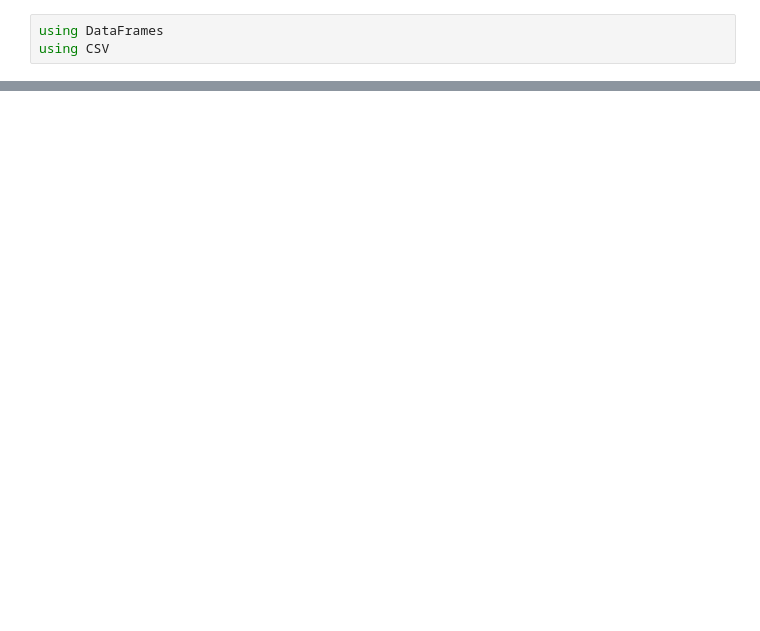
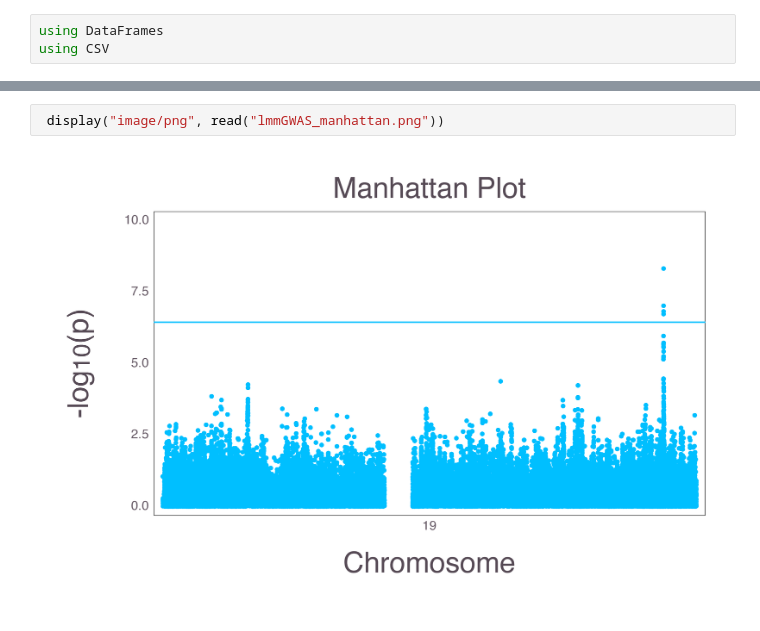
Before and after one commit to OpenMendel/Tutorials, a Jupyter notebook: LmmGwas/demo_LmmGWAS.ipynb, the cells around one changed output, grey strips where cells are left out. Cells and saved outputs as stored; diff of their text form; blank space fills up the shorter version.

```diff
--- a/LmmGwas/demo_LmmGWAS.ipynb
+++ b/LmmGwas/demo_LmmGWAS.ipynb
@@ -273,0 +335,4 @@ Plots.abline!(plt, 0, -log10(.05 / size(plot_frame,1)), color = :black,
+# %%
+ display("image/png", read("lmmGWAS_manhattan.png"))
+# %% [output]
+[figure, added]
```
Also changed, not shown: parts of 37 cells of this notebook, 5 other files.
